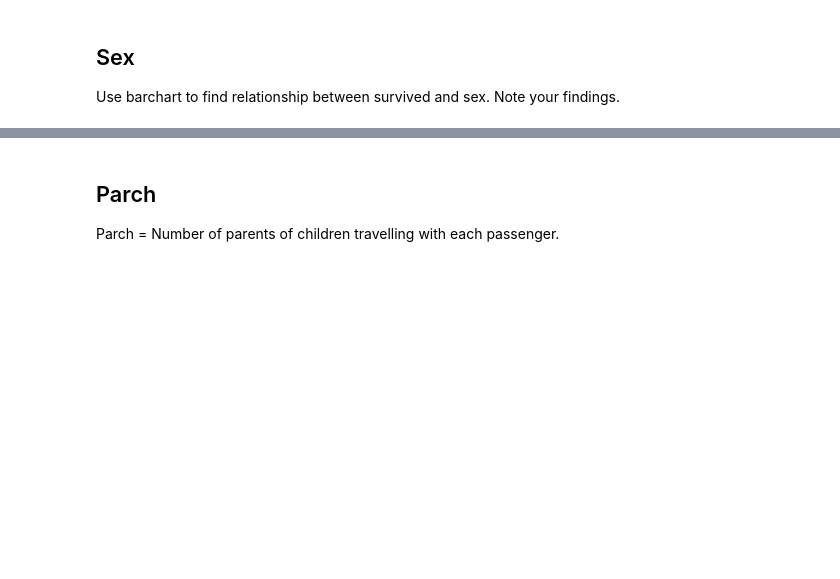
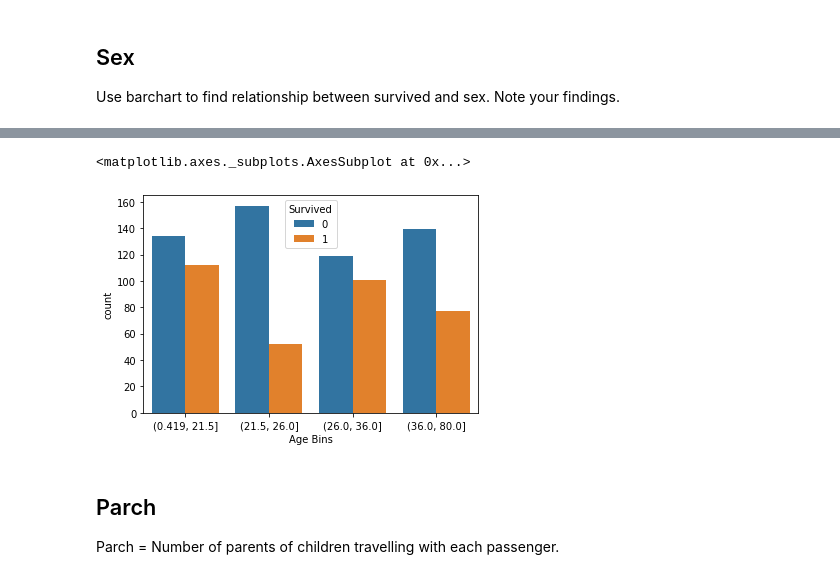
Before and after one commit to FaizalRahman117/IOD, a Jupyter notebook: mod 3/FR - IOD_Lab 3.2.1.ipynb, the cells around one changed output, grey strips where cells are left out. Cells and saved outputs as stored; diff of their text form; code cells hidden in the pictures; blank space fills up the shorter version.

```diff
--- a/mod 3/FR - IOD_Lab 3.2.1.ipynb
+++ b/mod 3/FR - IOD_Lab 3.2.1.ipynb
@@ -464,3 +474,13 @@ Use barchart to find relationship between survived and sex.  Note your findings.
+# %%
+#can take it a step further by adding in age bins
+
+titanic['Age Bins'] = pd.qcut(titanic['Age'], q=4)
+titanic.head()
+
+sns.countplot(x=titanic['Age Bins'], hue=titanic['Survived'], data=titanic)
+# %% [output]
+<matplotlib.axes._subplots.AxesSubplot at 0x...>
+[figure, added]
 # %% [markdown]
 ## Parch
 
```
Also changed, not shown: parts of 6 cells of this notebook.
